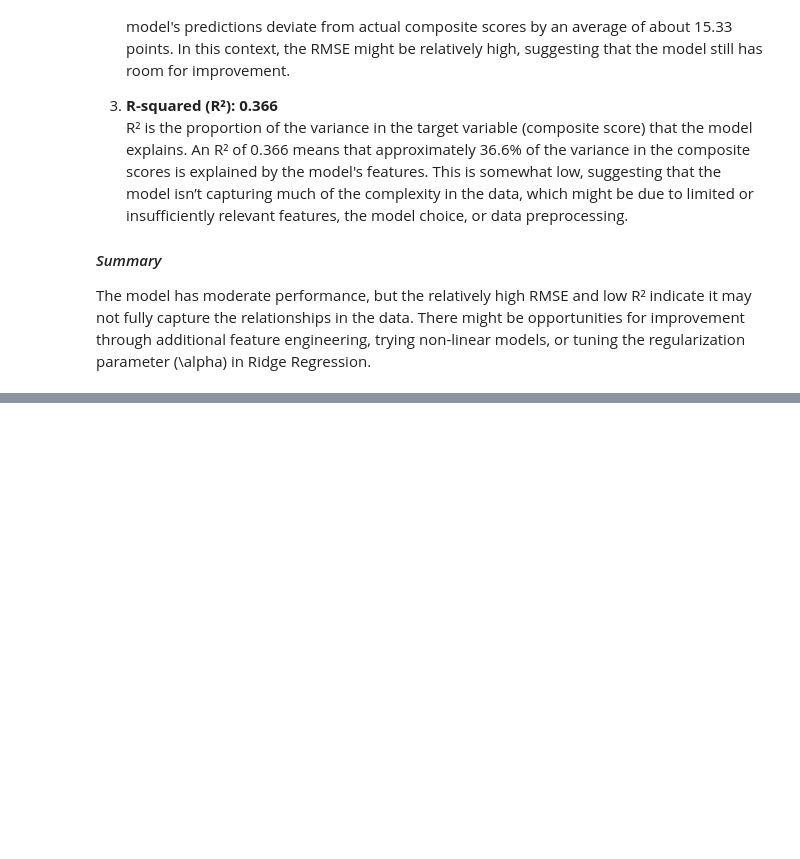
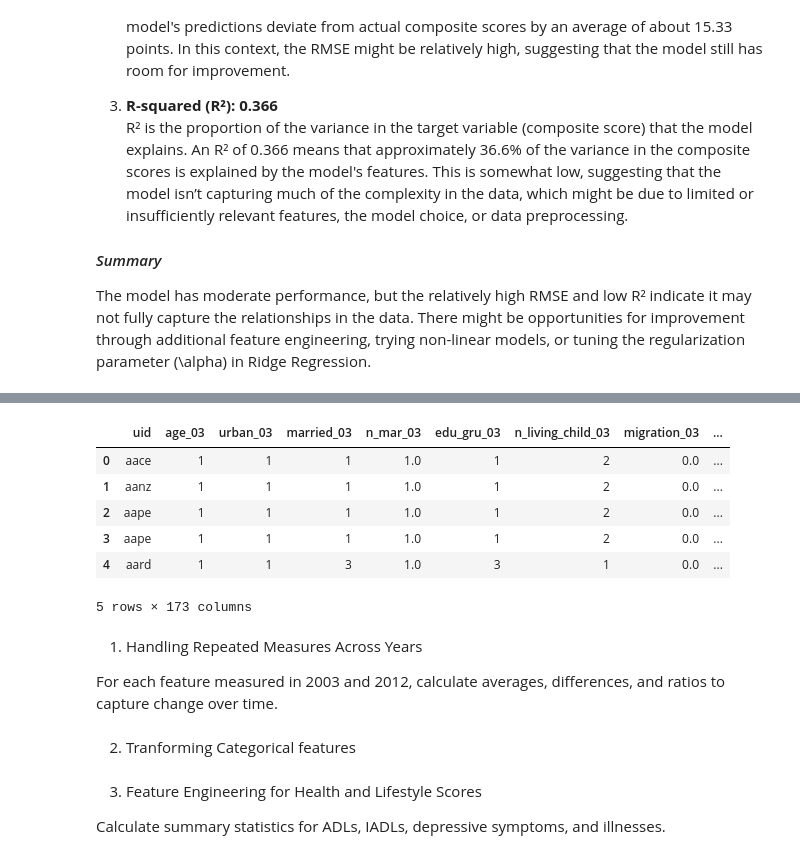
Before and after one commit to geomwangi007/Early-Detection-of-Alzheimer-s-Disease-and-Related-Dementias-Using-Social-Determinants-of-Health, a Jupyter notebook: IPNYBS/Mercy.ipynb, the cells around one changed output, grey strips where cells are left out. Drawn from its saved outputs; the diff is of its cells as text; code cells hidden in the pictures; blank space fills up the shorter version.

```diff
--- a/IPNYBS/Mercy.ipynb
+++ b/IPNYBS/Mercy.ipynb
@@ -1756,0 +1713,17 @@ MemoryError: Unable to allocate 296. GiB for an array with shape (6948, 5710509)
+# %%
+#making a copy of the dataset
+data_df = df.copy()
+# %%
+data_df.head()
+# %% [output]
+|  | uid | age_03 | urban_03 | married_03 | n_mar_03 | edu_gru_03 | n_living_child_03 | migration_03 | ... |
+| 0 | aace | 1 | 1 | 1 | 1.0 | 1 | 2 | 0.0 | ... |
+| 1 | aanz | 1 | 1 | 1 | 1.0 | 1 | 2 | 0.0 | ... |
+| 2 | aape | 1 | 1 | 1 | 1.0 | 1 | 2 | 0.0 | ... |
+| 3 | aape | 1 | 1 | 1 | 1.0 | 1 | 2 | 0.0 | ... |
+| 4 | aard | 1 | 1 | 3 | 1.0 | 3 | 1 | 0.0 | ... |
+5 rows × 173 columns
+# %% [markdown]
+1. Handling Repeated Measures Across Years
+
+For each feature measured in 2003 and 2012, calculate averages, differences, and ratios to capture change over time.
@@ -1756,0 +1741,2 @@ MemoryError: Unable to allocate 296. GiB for an array with shape (6948, 5710509)
+# %% [markdown]
+2. Tranforming Categorical features
@@ -1756,0 +1750,4 @@ MemoryError: Unable to allocate 296. GiB for an array with shape (6948, 5710509)
+# %% [markdown]
+3. Feature Engineering for Health and Lifestyle Scores
+
+Calculate summary statistics for ADLs, IADLs, depressive symptoms, and illnesses.
```
Also changed, not shown: parts of 24 cells of this notebook.
